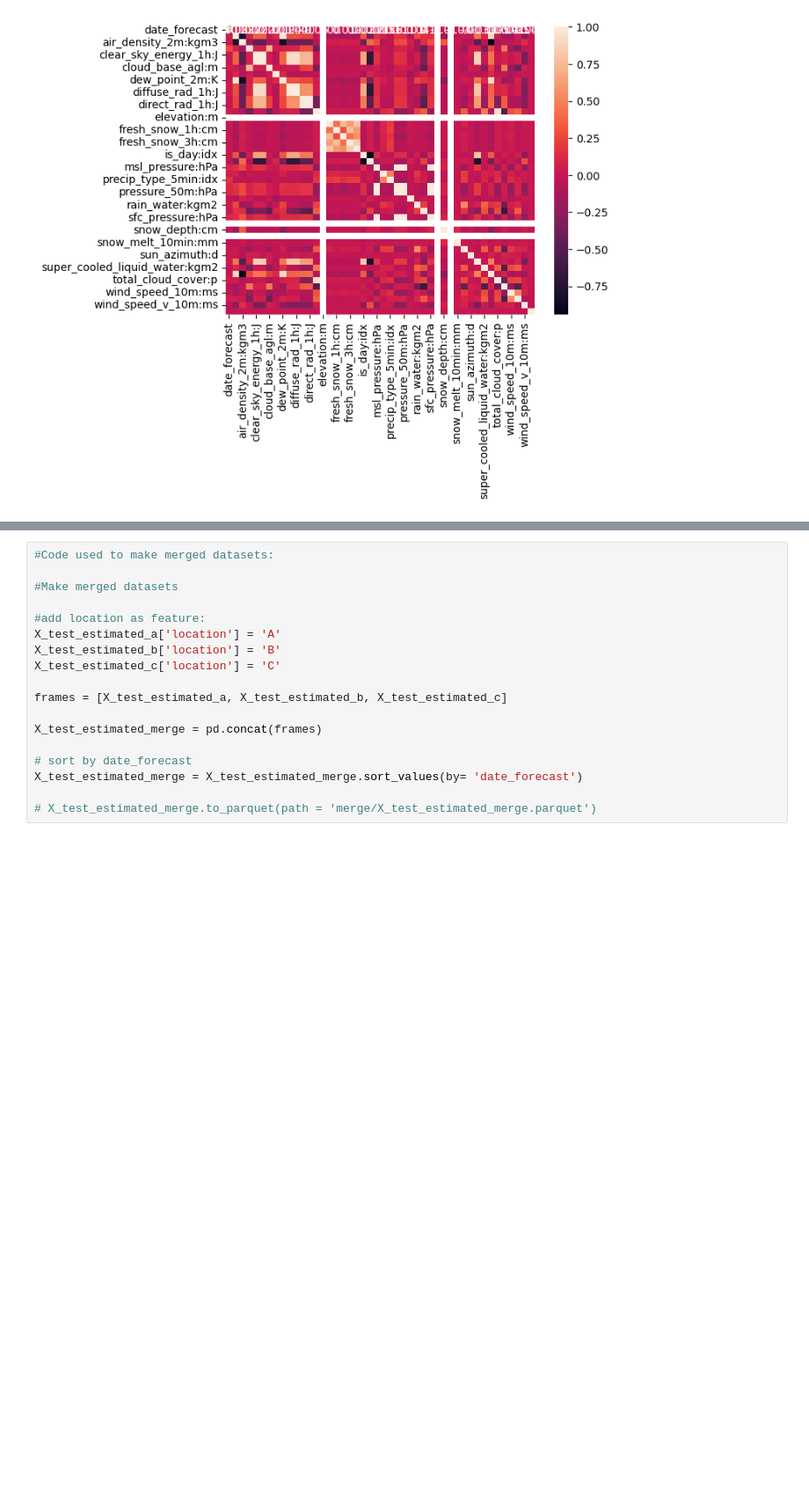
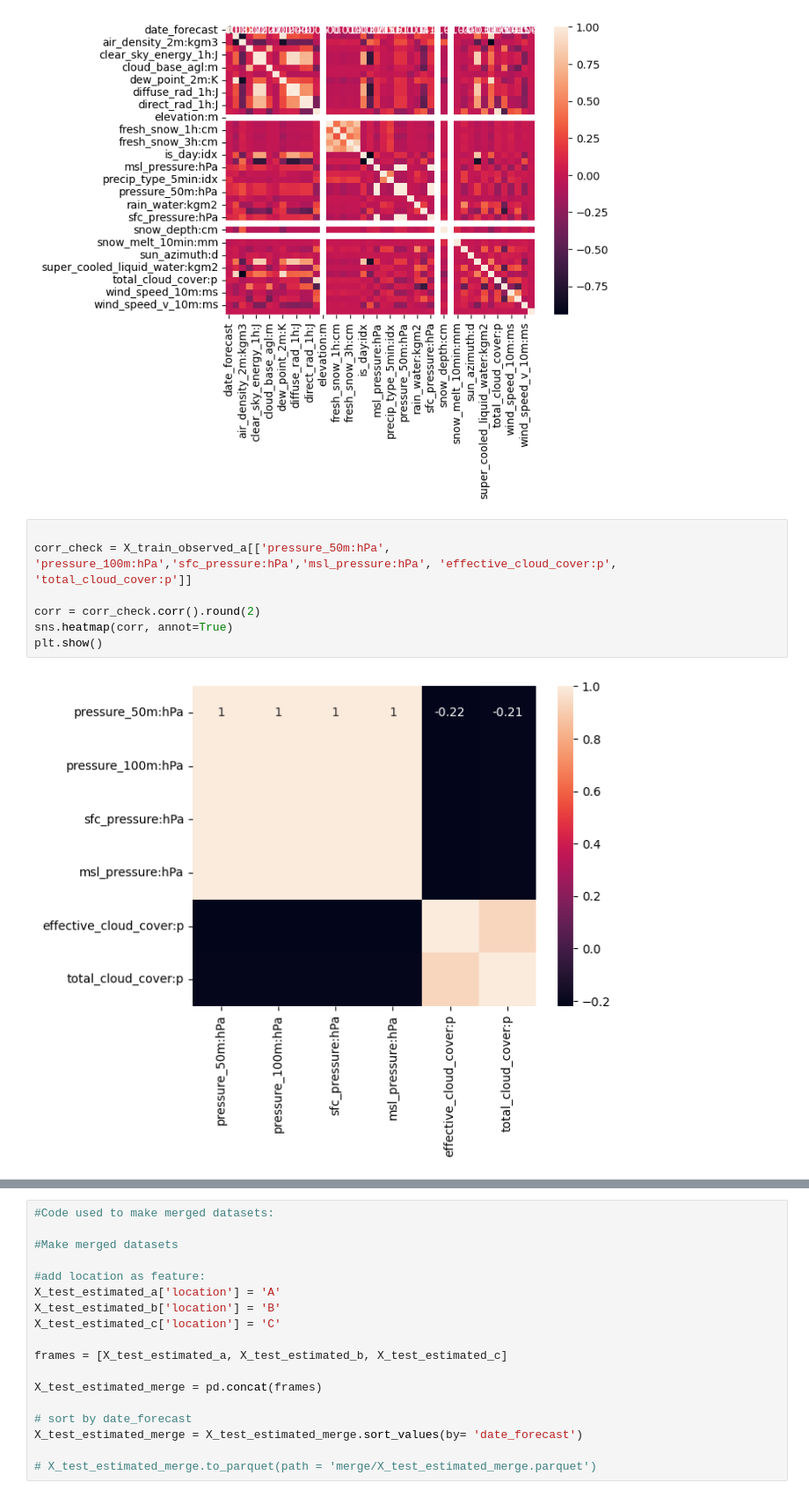
Before and after one commit to Bergschtein/Solar-Energy-Prediction, a Jupyter notebook: long.ipynb, the cells around one changed output, grey strips where cells are left out. Shown at 88% size. Saved outputs shown, nothing was run; the diff lists cells and outputs as text; blank space fills up the shorter version.

```diff
--- a/long.ipynb
+++ b/long.ipynb
@@ -126,3 +188,12 @@ sns.heatmap(corr, annot=True)
 plt.show()
 # %% [output]
 [figure]
+# %%
+
+corr_check = X_train_observed_a[['pressure_50m:hPa', 'pressure_100m:hPa','sfc_pressure:hPa','msl_pressure:hPa', 'effective_cloud_cover:p', 'total_cloud_cover:p']]
+
+corr = corr_check.corr().round(2)
+sns.heatmap(corr, annot=True)
+plt.show()
+# %% [output]
+[figure, added]
```
Also changed, not shown: parts of 8 cells of this notebook, 1 other file.
